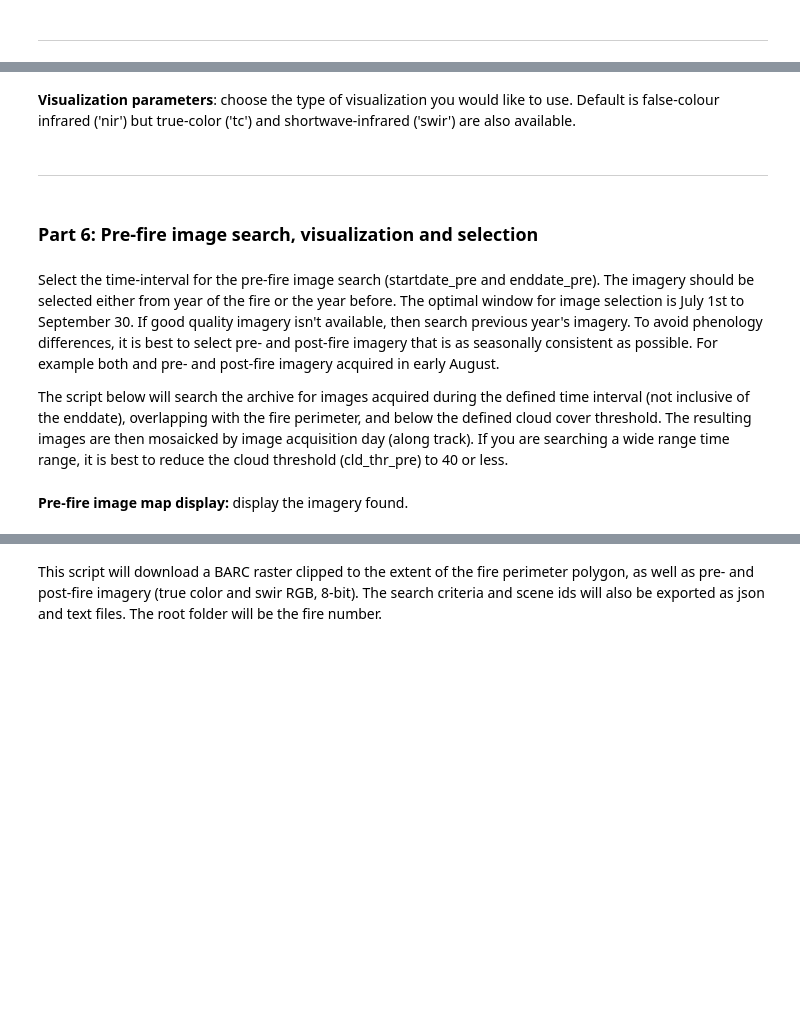
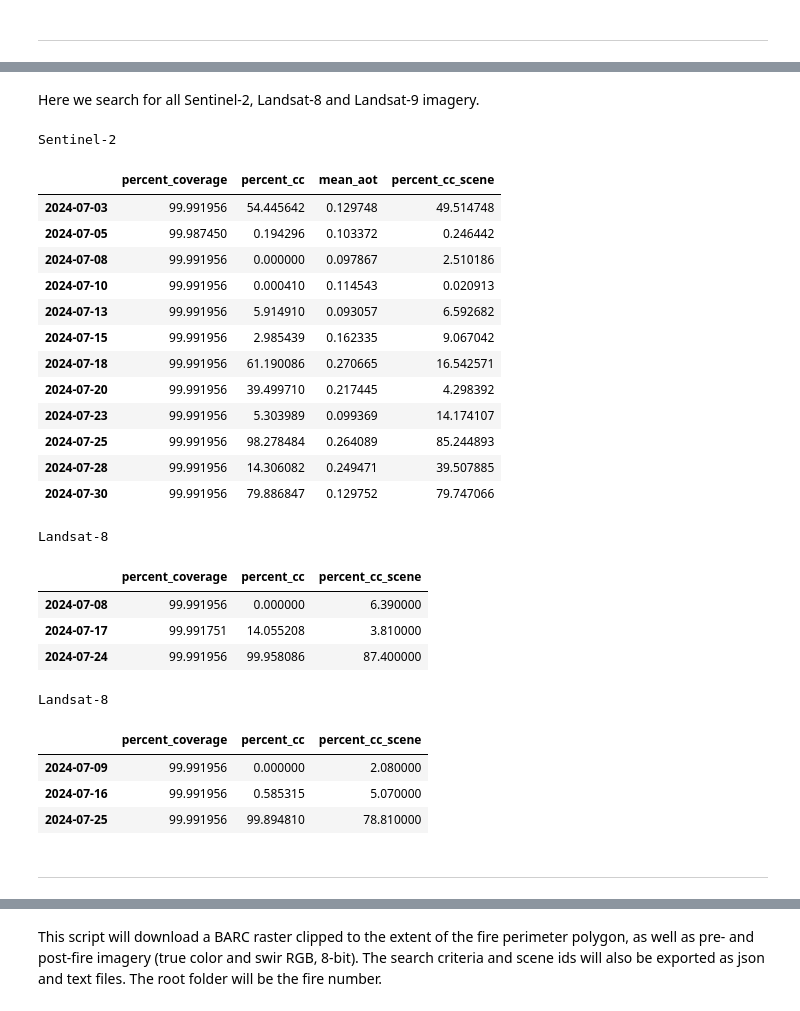
Before and after one commit to SashaNasonova/burnSeverity, a Jupyter notebook: BurnSeverityMapping-DataSearch.ipynb, the cells around one changed output, grey strips where cells are left out. Saved outputs shown, nothing was run; the diff lists cells and outputs as text; code cells hidden in the pictures; blank space fills up the shorter version.

```diff
--- a/BurnSeverityMapping-DataSearch.ipynb
+++ b/BurnSeverityMapping-DataSearch.ipynb
@@ -575,2 +357,0 @@ else:
-# %% [markdown]
-**Visualization parameters**: choose the type of visualization you would like to use. Default is false-colour infrared ('nir') but true-color ('tc') and shortwave-infrared ('swir') are also available.
@@ -600,10 +358,71 @@ vis = {
+# %% [markdown]
+Here we search for all Sentinel-2, Landsat-8 and Landsat-9 imagery.
+# %%
+# For a month's worth of data, this will take 30 seconds
+cld = 100 #cloud cover threshold
+pre_T1 = '2024-07-01'
+pre_T2 = '2024-08-01'
+
+## Search Sentinel-2
+before_s2 = ee.ImageCollection('COPERNICUS/S2_SR_HARMONIZED').filterDate(pre_T1,pre_T2).filterBounds(poly).filter(ee.Filter.lt('CLOUDY_PIXEL_PERCENTAGE',cld))
+s2_size = before_s2.size().getInfo()
+if  s2_size !=0:
+  s2_df_pre = run_search(before_s2,'S2',s2_size)
+else:
+  s2_df_pre = pd.DataFrame(columns=['percent_coverage','percent_cc','mean_aot','percent_cc_scene'])
+  print('No Sentinel-2 Imagery Available')
+
+## Search Landsat-8
+before_l8 = ee.ImageCollection('LANDSAT/LC08/C02/T1_L2').filterDate(pre_T1,pre_T2).filterBounds(poly).filter(ee.Filter.lt('CLOUD_COVER',cld))
+l8_size = before_l8.size().getInfo()
+if l8_size !=0:
+  l8_df_pre = run_search(before_l8,'L8',l8_size)
+else:
+  l8_df_pre = pd.DataFrame(columns=['percent_coverage','percent_cc','percent_cc_scene'])
+  print('No Landsat-8 Imagery Available')
+
+## Search Landsat-9
+before_l9 = ee.ImageCollection('LANDSAT/LC09/C02/T1_L2').filterDate(pre_T1,pre_T2).filterBounds(poly).filter(ee.Filter.lt('CLOUD_COVER',cld))
+l9_size = before_l9.size().getInfo()
+if l9_size !=0:
+  l9_df_pre = run_search(before_l9,'L9',l9_size)
+else:
+  l9_df_pre = pd.DataFrame(columns=['percent_coverage','percent_cc','percent_cc_scene'])
+  print('No Landsat-9 Imagery Available')
+# %%
+## Display data from all sensors side by side
+from IPython.display import display_html
+s2_df_pre_styler = s2_df_pre.style.set_table_attributes("style='display:inline'").set_caption('Sentinel-2')
+l8_df_pre_styler = l8_df_pre.style.set_table_attributes("style='display:inline'").set_caption('Landsat-8')
+l9_df_pre_styler = l9_df_pre.style.set_table_attributes("style='display:inline'").set_caption('Landsat-8')
+
+display_html(s2_df_pre_styler._repr_html_()+l8_df_pre_styler._repr_html_()+l9_df_pre_styler._repr_html_(),raw=True)
+# %% [output]
+Sentinel-2
+|  | percent_coverage | percent_cc | mean_aot | percent_cc_scene |
+| 2024-07-03 | 99.991956 | 54.445642 | 0.129748 | 49.514748 |
+| 2024-07-05 | 99.987450 | 0.194296 | 0.103372 | 0.246442 |
+| 2024-07-08 | 99.991956 | 0.000000 | 0.097867 | 2.510186 |
+| 2024-07-10 | 99.991956 | 0.000410 | 0.114543 | 0.020913 |
+| 2024-07-13 | 99.991956 | 5.914910 | 0.093057 | 6.592682 |
+| 2024-07-15 | 99.991956 | 2.985439 | 0.162335 | 9.067042 |
+| 2024-07-18 | 99.991956 | 61.190086 | 0.270665 | 16.542571 |
+| 2024-07-20 | 99.991956 | 39.499710 | 0.217445 | 4.298392 |
+| 2024-07-23 | 99.991956 | 5.303989 | 0.099369 | 14.174107 |
+| 2024-07-25 | 99.991956 | 98.278484 | 0.264089 | 85.244893 |
+| 2024-07-28 | 99.991956 | 14.306082 | 0.249471 | 39.507885 |
+| 2024-07-30 | 99.991956 | 79.886847 | 0.129752 | 79.747066 |
+Landsat-8
+|  | percent_coverage | percent_cc | percent_cc_scene |
+| 2024-07-08 | 99.991956 | 0.000000 | 6.390000 |
+| 2024-07-17 | 99.991751 | 14.055208 | 3.810000 |
+| 2024-07-24 | 99.991956 | 99.958086 | 87.400000 |
+Landsat-8
+|  | percent_coverage | percent_cc | percent_cc_scene |
+| 2024-07-09 | 99.991956 | 0.000000 | 2.080000 |
+| 2024-07-16 | 99.991956 | 0.585315 | 5.070000 |
+| 2024-07-25 | 99.991956 | 99.894810 | 78.810000 |
 # %% [markdown]
 
 
 ---
-# %% [markdown]
-### **Part 6: Pre-fire image search, visualization and selection**
-# %% [markdown]
-Select the time-interval for the pre-fire image search (startdate_pre and enddate_pre). The imagery should be selected either from year of the fire or the year before. The optimal window for image selection is July 1st to September 30. If good quality imagery isn't available, then search previous year's imagery. To avoid phenology differences, it is best to select pre- and post-fire imagery that is as seasonally consistent as possible. For example both and pre- and post-fire imagery acquired in early August.
-
-The script below will search the archive for images acquired during the defined time interval (not inclusive of the enddate), overlapping with the fire perimeter, and below the defined cloud cover threshold. The resulting images are then mosaicked by image acquisition day (along track). If you are searching a wide range time range, it is best to reduce the cloud threshold (cld_thr_pre) to 40 or less.
@@ -627,2 +428,0 @@ print('Found',pre_mosaic_col.size().getInfo(),'dates')
-# %% [markdown]
-**Pre-fire image map display:** display the imagery found.
```
Also changed, not shown: parts of 38 cells of this notebook.
